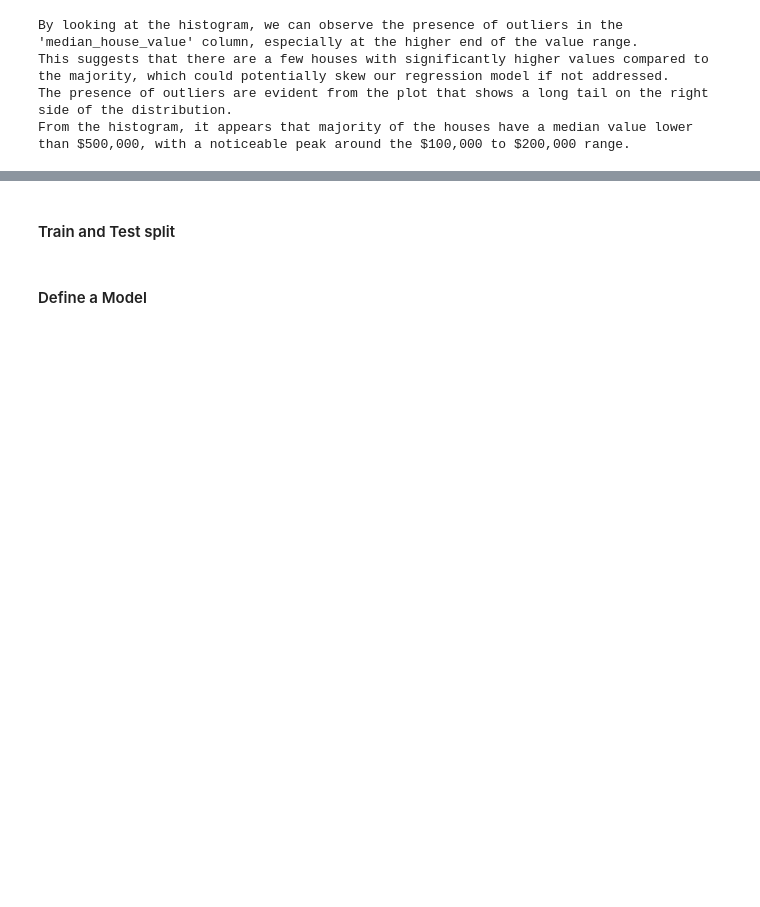
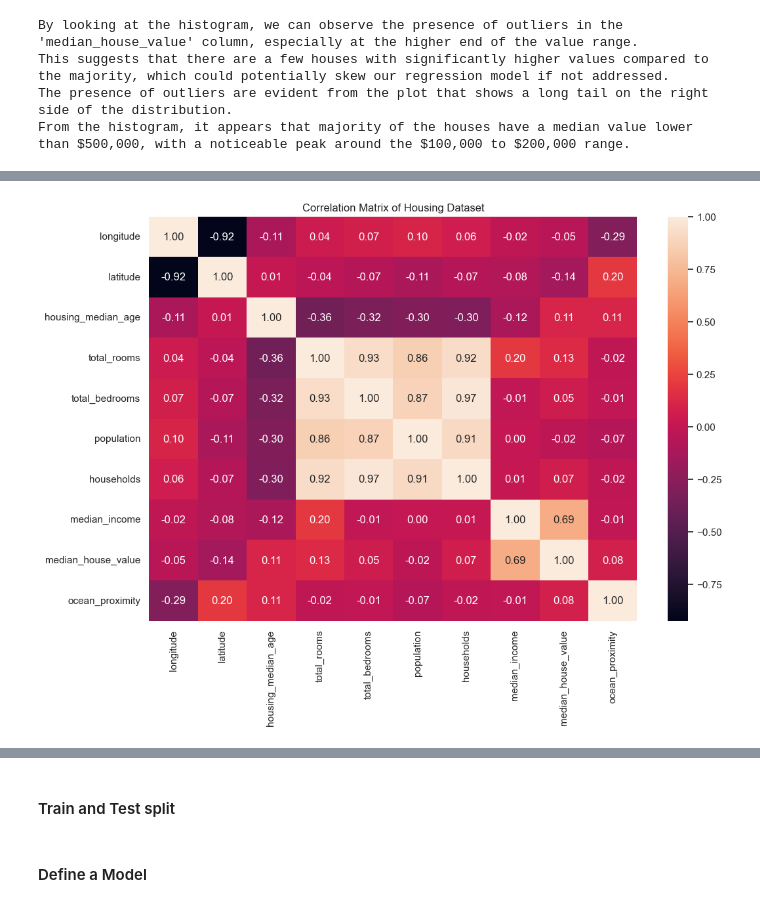
Before and after one commit to Mostafa-Allahmoradi/Level_One_Learning_Outcome, a Jupyter notebook: linear_regression/linear_regression_example.ipynb, the cells around one changed output, grey strips where cells are left out. Drawn from its saved outputs; the diff is of its cells as text; code cells hidden in the pictures; blank space fills up the shorter version.

```diff
--- a/linear_regression/linear_regression_example.ipynb
+++ b/linear_regression/linear_regression_example.ipynb
@@ -181,0 +326,27 @@ memory usage: 1.6+ MB
+# %%
+# Identify numeric features with missing values
+features_with_missing_values = data_cleaner.get_features_with_missing_values()
+print("Features with missing values:", features_with_missing_values)
+
+for feature in features_with_missing_values:
+    # Calculate the percentage of missing values in that feature
+    housing_df[feature].isnull().sum()/housing_df.shape[0] * 100
+    print(f"Percentage of missing values in {feature}: {housing_df[feature].isnull().sum()/housing_df.shape[0] * 100}%")
+
+housing_df_temp = housing_df[features_with_missing_values]
+
+# Initialize KNNImputer to impute missing values using K=5
+imputer = KNNImputer(n_neighbors=5)
+imputer.fit(housing_df_temp)
+housing_df[features_with_missing_values] = imputer.transform(housing_df_temp)
+
+# data_cleaner.handle_missing_values(strategy='knn')
+# housing_df = data_cleaner.df
+
+imputer = KNNImputer(n_neighbors=5) # Neighbors can be adjusted but should be an odd number
+imputer.fit(housing_df_temp)
+housing_df[features_with_missing_values] = imputer.transform(housing_df_temp)
+
+# Verify that there are no more missing values
+display(housing_df.isnull().sum())
+display(housing_df.info())
@@ -181,0 +421,4 @@ memory usage: 1.6+ MB
+# %%
+# Calculate correlation matrix for numerical columns only
+housing_corr = housing_df.select_dtypes(include=['float64', 'int64']).corr()
+print(housing_corr)
@@ -181,0 +443,8 @@ memory usage: 1.6+ MB
+# %%
+# Plot a graphical correlation matrix using seaborn heatmap
+plt.figure(figsize=(12, 8))
+sns.heatmap(housing_corr, annot=True, fmt=".2f")
+plt.title('Correlation Matrix of Housing Dataset')
+plt.show()
+# %% [output]
+[figure, added]
```
Also changed, not shown: parts of 31 cells of this notebook, 1 other file.
